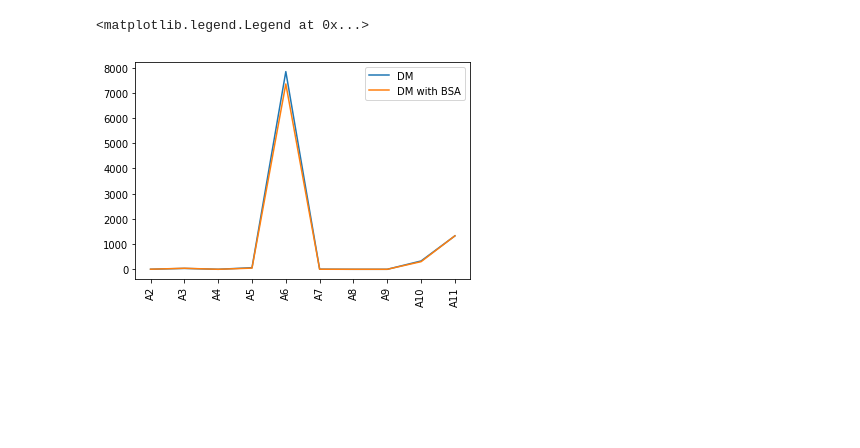
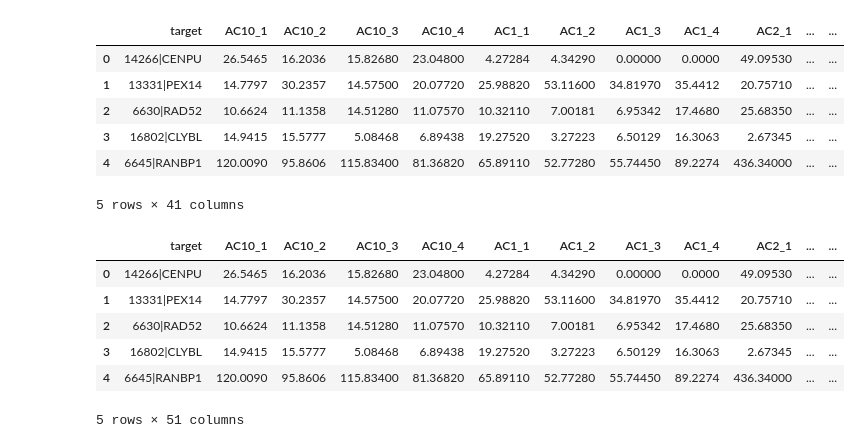
Before and after one commit to lrondi/Project_1, a Jupyter notebook: test.ipynb, the cells around one changed output. Drawn from its saved outputs; the diff is of its cells as text; code cells hidden in the pictures; blank space fills up the shorter version.

```diff
--- a/test.ipynb
+++ b/test.ipynb
@@ -117,8 +20,72 @@ test2=test.iloc[11:21,:]
-# %%
-plt.plot(test1['index'],test1['A1BG'], label='DM')
-plt.plot(test1['index'],test2['A1BG'], label='DM with BSA')
-plt.xticks(rotation=90)
-plt.legend(loc='best')
-# %% [output]
-<matplotlib.legend.Legend at 0x...>
-[figure, removed]
+# %%
+data=data.rename(columns={'AC-10_L001-ds.a84fdb211ec34671aca066ec644cf980':'AC10_1',
+       'AC-10_L002-ds.2ddd07759d0049598e038c6f5ba208fa':'AC10_2',
+       'AC-10_L003-ds.c54fbdfec6c64f5f9b34d857bdc2d39b':'AC10_3',
+       'AC-10_L004-ds.2bd4291178074656a4052e86fe3a627e':'AC10_4',
+       'AC-1_L001-ds.4e1b9a9de76b4859a777b1e85ee85940':'AC1_1',
+       'AC-1_L002-ds.01aba20a131d47c1ab69483d8ec077ec':'AC1_2',
+       'AC-1_L003-ds.88a026919bd04bc5a4216cb9f1c13b9f':'AC1_3',
+       'AC-1_L004-ds.7f15d836c940438a91be474a714f4b2c':'AC1_4',
+       'AC-2_L001-ds.857a9a7bb18646108f52f84bc5b08aaf':'AC2_1',
+       'AC-2_L002-ds.5a9da74220064ee89a9736bc85a52179':'AC2_2',
+       'AC-2_L003-ds.e6194500d53a4f33bfc7915c64a5beeb':'AC2_3',
+       'AC-2_L004-ds.246b173490c3494a8eeea8621ec361d1':'AC2_4',
+       'AC-3_L001-ds.58010ec40df84a978e4af7d1a23d1af9':'AC3_1',
+       'AC-3_L002-ds.454403b9d0ac4d72af1220546b5a630d':'AC3_2',
+       'AC-3_L003-ds.d83a7a6dd4c545b1b2170c1100cf2120':'AC3_3',
+       'AC-3_L004-ds.6cf9ff6076264856a74212cfc7410e96':'AC3_4',
+       'AC-4_L001-ds.e45254993f044e7da3deb87a28e560a4':'AC4_1',
+       'AC-4_L002-ds.fcf9658251c14b40b7ed788a6f9d1adb':'AC4_2',
+       'AC-4_L003-ds.109477542e734e6c8c93bedd405a3039':'AC4_3',
+       'AC-4_L004-ds.d101269468414b71a926cd9fc76cb004':'AC4_4',
+       'AC-5_L001-ds.bd13708d4f784119ac0a2ae972e37f66':'AC5_1',
+       'AC-5_L002-ds.ffd221b8bc164be3b6d604985219be02':'AC5_2',
+       'AC-5_L003-ds.8d1b59e10e7b4ae7bd089b99744e3802':'AC5_3',
+       'AC-5_L004-ds.9b5362075da148408cb715587ce595a5':'AC5_4',
+       'AC-6_L001-ds.3ab380d9704849cda96aed57e96e6586':'AC6_1',
+       'AC-6_L002-ds.6d19015742374d079236d90ae72f1d2a':'AC6_2',
+       'AC-6_L003-ds.f4a789852ddb477bad1ab00670699315':'AC6_3',
+       'AC-6_L004-ds.a5e6028617944efd9b68ef878d9df54e':'AC6_4',
+       'AC-7_L001-ds.fc6c5f45845543248f39571f54a4fa7b':'AC7_1',
+       'AC-7_L002-ds.9da13968f23c45489f6bcee732149847':'AC7_2',
+       'AC-7_L003-ds.90fc01aaf24b45caa6e05a27f56c79a1':'AC7_3',
+       'AC-7_L004-ds.422324df17bb4355a209d2e206d4ebc0':'AC7_4',
+       'AC-8_L001-ds.b12e8f44abb04463b2f39d8752f94941':'AC8_1',
+       'AC-8_L002-ds.a0c59a8dc0f24e30aec2c8d0a17334ca':'AC8_2',
+       'AC-8_L003-ds.e77040b8045f45478d3aeef2c419abb9':'AC8_3',
+       'AC-8_L004-ds.04e2a2a871c145e49fb29ada5cf53c09':'AC8_4',
+       'AC-9_L001-ds.a46dbd8c24a44ddea892e43e28a4ba93':'AC9_1',
+       'AC-9_L002-ds.bbb091f5bbca4f889ad07186bc5d1f49':'AC9_2',
+       'AC-9_L003-ds.194a0d6a4ab447dab95363ede97522f3':'AC9_3',
+       'AC-9_L004-ds.9eb4326b03f84467a6b399d8f09fd9da':'AC9_4'})
+data.head()
+# %% [output]
+|  | target | AC10_1 | AC10_2 | AC10_3 | AC10_4 | AC1_1 | AC1_2 | AC1_3 | AC1_4 | AC2_1 | ... | ... |
+| 0 | 14266|CENPU | 26.5465 | 16.2036 | 15.82680 | 23.04800 | 4.27284 | 4.34290 | 0.00000 | 0.0000 | 49.09530 | ... | ... |
+| 1 | 13331|PEX14 | 14.7797 | 30.2357 | 14.57500 | 20.07720 | 25.98820 | 53.11600 | 34.81970 | 35.4412 | 20.75710 | ... | ... |
+| 2 | 6630|RAD52 | 10.6624 | 11.1358 | 14.51280 | 11.07570 | 10.32110 | 7.00181 | 6.95342 | 17.4680 | 25.68350 | ... | ... |
+| 3 | 16802|CLYBL | 14.9415 | 15.5777 | 5.08468 | 6.89438 | 19.27520 | 3.27223 | 6.50129 | 16.3063 | 2.67345 | ... | ... |
+| 4 | 6645|RANBP1 | 120.0090 | 95.8606 | 115.83400 | 81.36820 | 65.89110 | 52.77280 | 55.74450 | 89.2274 | 436.34000 | ... | ... |
+5 rows × 41 columns
+# %%
+n=1
+m=5
+p=1
+for _ in range(10):
+
+    data[f'AC{p}']=data.iloc[:,n:m].sum(axis=1)
+    p=p+1
+    n=n+4
+    m=m+4
+
+data=data.rename(columns={'AC1':'AC10','AC2':'AC1','AC3':'AC2','AC4':'AC3','AC5':'AC4','AC6':'AC5','AC7':'AC6','AC8':'AC7',
+                     'AC9':'AC8','AC10':'AC9'})
+data.head()
+# %% [output]
+|  | target | AC10_1 | AC10_2 | AC10_3 | AC10_4 | AC1_1 | AC1_2 | AC1_3 | AC1_4 | AC2_1 | ... | ... |
+| 0 | 14266|CENPU | 26.5465 | 16.2036 | 15.82680 | 23.04800 | 4.27284 | 4.34290 | 0.00000 | 0.0000 | 49.09530 | ... | ... |
+| 1 | 13331|PEX14 | 14.7797 | 30.2357 | 14.57500 | 20.07720 | 25.98820 | 53.11600 | 34.81970 | 35.4412 | 20.75710 | ... | ... |
+| 2 | 6630|RAD52 | 10.6624 | 11.1358 | 14.51280 | 11.07570 | 10.32110 | 7.00181 | 6.95342 | 17.4680 | 25.68350 | ... | ... |
+| 3 | 16802|CLYBL | 14.9415 | 15.5777 | 5.08468 | 6.89438 | 19.27520 | 3.27223 | 6.50129 | 16.3063 | 2.67345 | ... | ... |
+| 4 | 6645|RANBP1 | 120.0090 | 95.8606 | 115.83400 | 81.36820 | 65.89110 | 52.77280 | 55.74450 | 89.2274 | 436.34000 | ... | ... |
+5 rows × 51 columns
```
Also changed, not shown: parts of 20 cells of this notebook.
